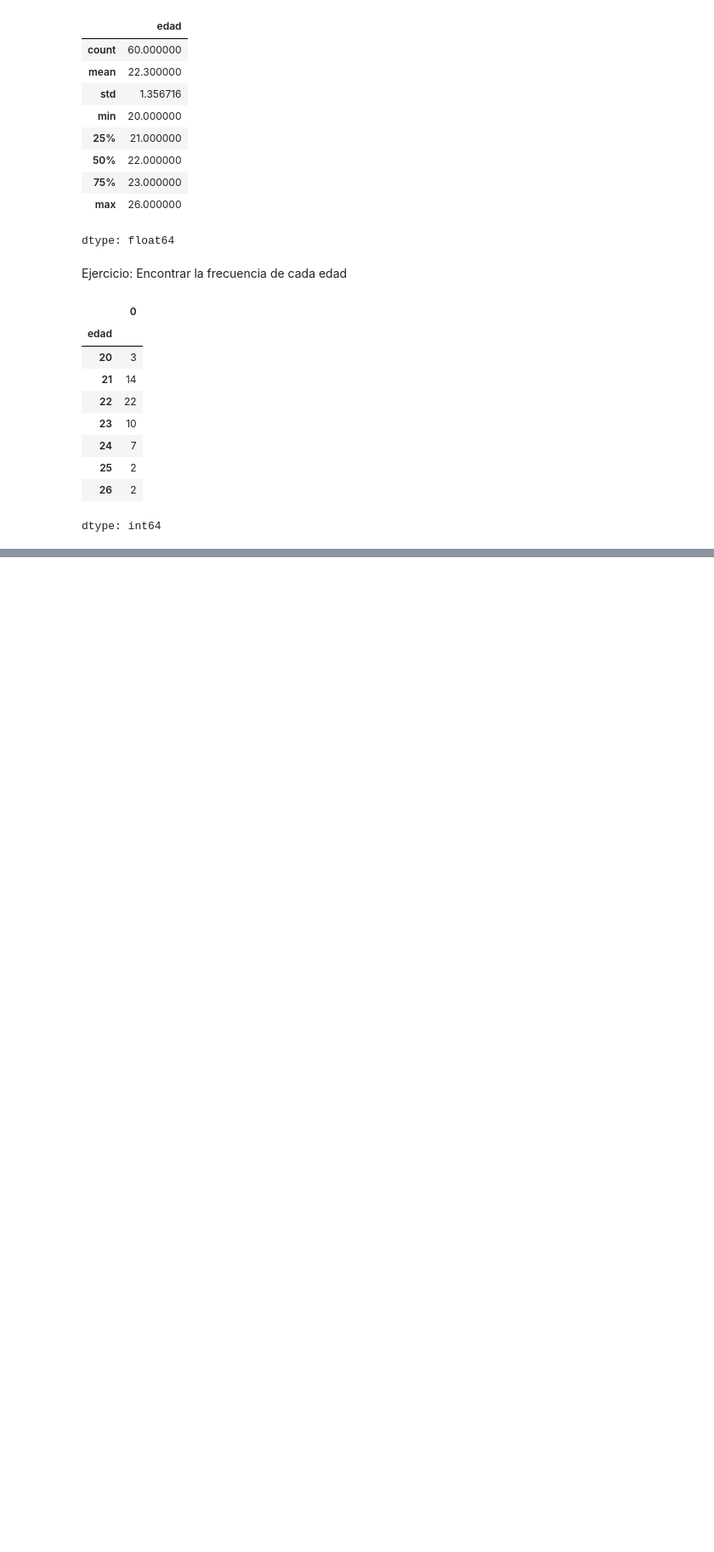
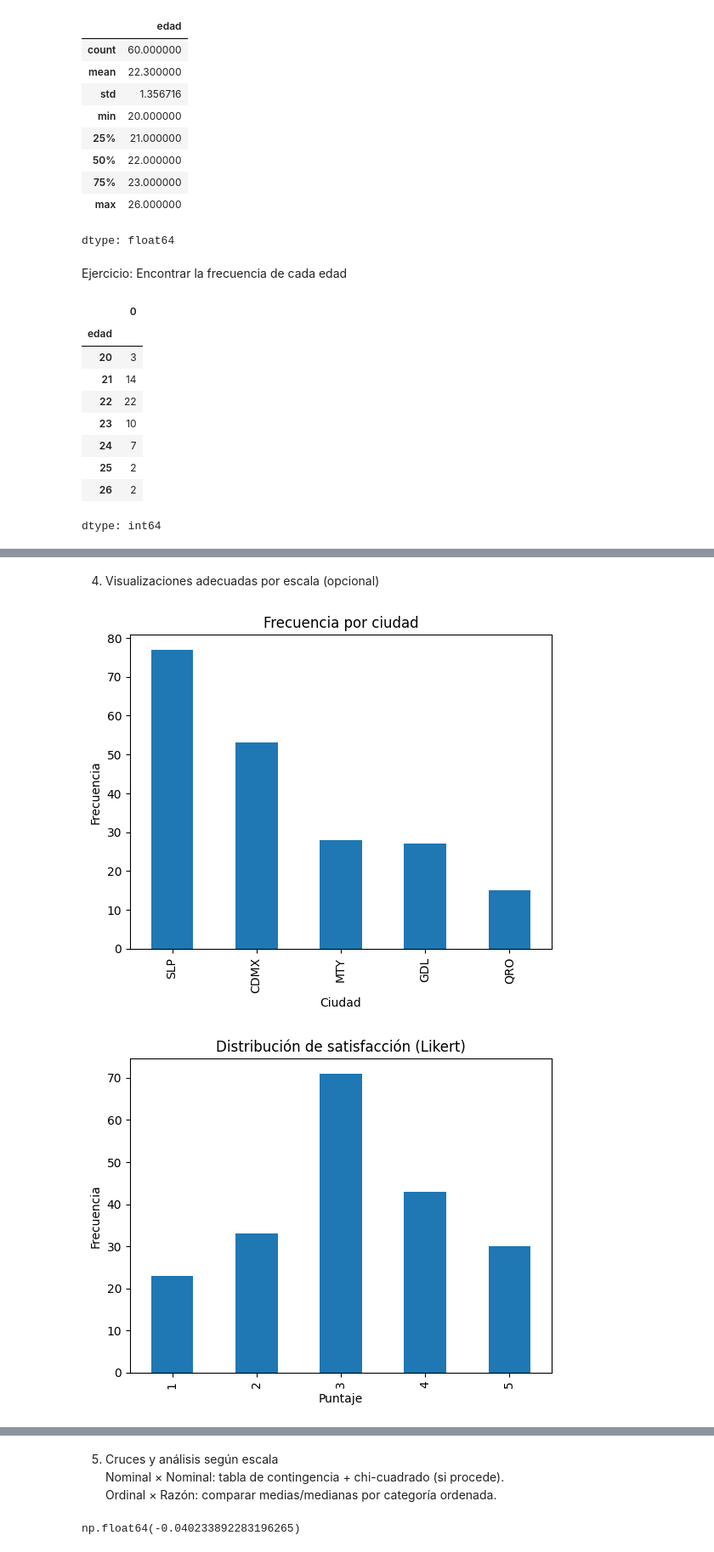
Before and after one commit to RodrigoBLl/MineriaDeDatos, a Jupyter notebook: Untitled0.ipynb, the cells around one changed output, grey strips where cells are left out. Shown at 85% size. Saved outputs shown, nothing was run; the diff lists cells and outputs as text; code cells hidden in the pictures; blank space fills up the shorter version.

```diff
--- a/Untitled0.ipynb
+++ b/Untitled0.ipynb
@@ -1195,0 +1234,20 @@ dtype: int64
+# %%
+# Nominal → category (sin orden)
+df["genero"] = df["genero"].astype("category")
+df["ciudad"] = df["ciudad"].astype("category")
+
+# Ordinal → category con orden
+segmento_cat = pd.CategoricalDtype(categories=["Estándar", "Oro", "Platino"], ordered=True)
+df["segmento"] = df["segmento"].astype(segmento_cat)
+
+satisfaccion_cat = pd.CategoricalDtype(categories=[1,2,3,4,5], ordered=True)
+df["satisfaccion"] = df["satisfaccion"].astype(satisfaccion_cat)
+
+# Intervalo / Razón → numérico (ya están), pero verifica:
+df["temperatura_sala"] = pd.to_numeric(df["temperatura_sala"])
+df["edad"] = pd.to_numeric(df["edad"])
+df["ingreso_mensual"] = pd.to_numeric(df["ingreso_mensual"])
+df["visitas_ultimo_anio"] = pd.to_numeric(df["visitas_ultimo_anio"])
+
+# Derivada útil: días desde última visita (razón)
+df["dias_desde_ultima_visita"] = (pd.to_datetime("2025-12-31") - df["fecha_ultima_visita"]).dt.days
@@ -1195,0 +1351,23 @@ dtype: int64
+# %% [markdown]
+4) Visualizaciones adecuadas por escala (opcional)
+# %%
+import matplotlib.pyplot as plt
+
+# Nominal: barras
+df["ciudad"].value_counts().plot(kind="bar", title="Frecuencia por ciudad")
+plt.xlabel("Ciudad"); plt.ylabel("Frecuencia"); plt.show()
+
+# Ordinal: barra ordenada por categorías
+df["satisfaccion"].value_counts().sort_index().plot(kind="bar", title="Distribución de satisfacción (Likert)")
+plt.xlabel("Puntaje"); plt.ylabel("Frecuencia"); plt.show()
+
+# Intervalo: histograma de temperatura
+df["temperatura_sala"].plot(kind="hist", bins=12, title="Histograma de temperatura (°C)")
+plt.xlabel("°C"); plt.show()
+
+# Razón: boxplot de ingreso (suele ser asimétrico)
+df[["ingreso_mensual"]].plot(kind="box", title="Boxplot de ingreso mensual (MXN)")
+plt.show()
+# %% [output]
+[figure, added]
+[figure, added]
@@ -1195,0 +1376,22 @@ dtype: int64
+# %% [markdown]
+5) Cruces y análisis según escala
+Nominal × Nominal: tabla de contingencia + chi-cuadrado (si procede).
+Ordinal × Razón: comparar medias/medianas por categoría ordenada.
+# %%
+# Ordinal × Ordinal: asociación ordinal (p. ej., tendencia entre segmento y satisfaccion).
+# Nominal × Nominal
+ct_ciudad_genero = pd.crosstab(df["ciudad"], df["genero"], normalize="index").round(3)
+ct_ciudad_genero
+
+# Ordinal × Razón (grupos por segmento)
+ingreso_por_segmento = df.groupby("segmento")["ingreso_mensual"].agg(["count","median","mean","std"]).round(2)
+ingreso_por_segmento
+
+# Ordinal × Ordinal: correlación de Spearman entre satisfacción y segmento
+spearman = df.assign(
+satisfaccion_num = df["satisfaccion"].astype(int),
+segmento_num = df["segmento"].cat.codes + 1 # Estándar=1, Oro=2, Platino=3
+)[["satisfaccion_num","segmento_num"]].corr(method="spearman").iloc[0,1]
+spearman
+# %% [output]
+np.float64(-0.040233892283196265)
```
Also changed, not shown: parts of 19 cells of this notebook.
